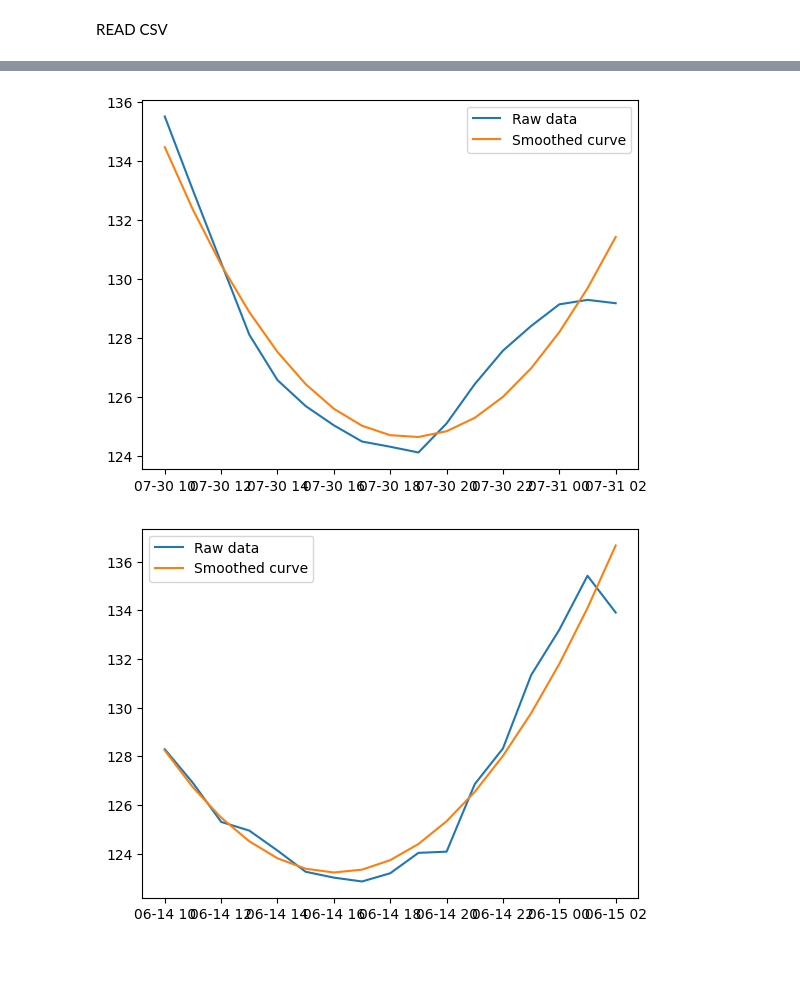
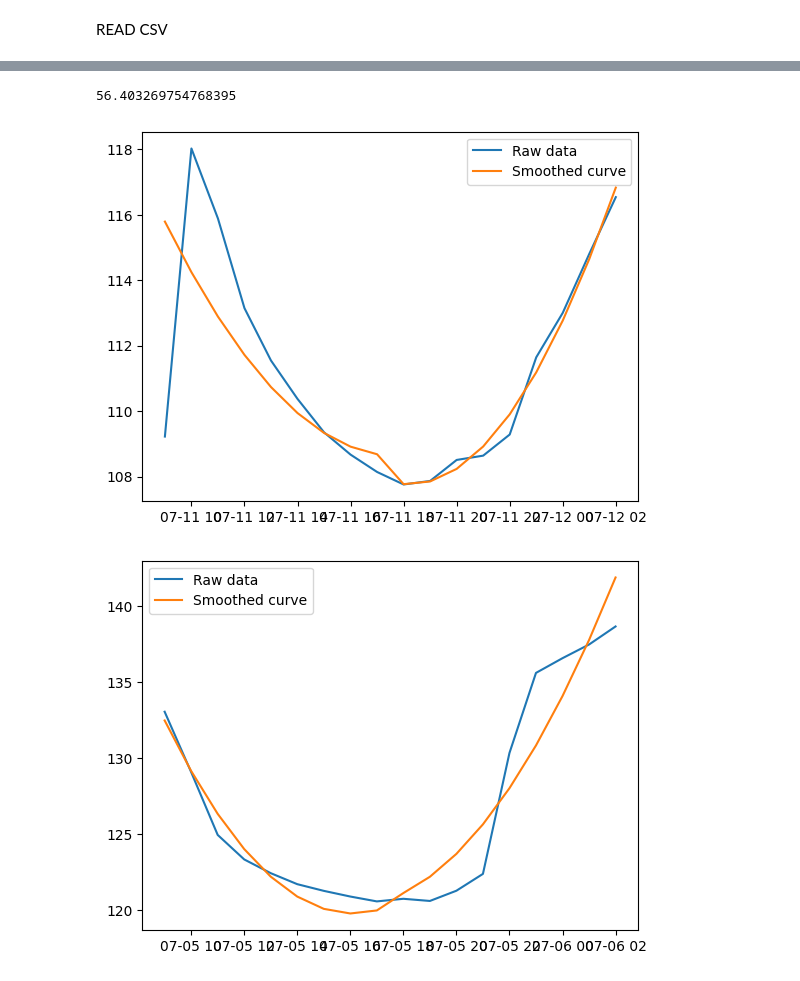
Before and after one commit to SHSMJ200/Bargh_ML, a Jupyter notebook: src/models/test_souri.ipynb, the cells around one changed output, grey strips where cells are left out. Cells and saved outputs as stored; diff of their text form; code cells hidden in the pictures.

```diff
--- a/src/models/test_souri.ipynb
+++ b/src/models/test_souri.ipynb
@@ -217,17 +125,20 @@ print(log)
 # %%
-#plt.plot(log[True],label = 'True')
-#plt.plot(log[False],label = 'False')
-#plt.legend()
-#plt.show()
+threshold = 2
+p,data_var,data_date = get_smooth_good_slice(df=df_smooth,time_ranges=time_ranges,threshold=threshold)
+p
+# %% [output]
+56.403269754768395
 # %%
-k = 2
-b = []
-data_var = np.array(data_var)
-data_date = np.array(data_date)
-k_largest = data_var.argsort()[-k:]
-for date1,date2 in data_date[k_largest]:
-    is_smooth(date1,date2,[],[],threshold,flag=True)
+def get_sample(k,data_var,data_date):
+    data_var = np.array(data_var)
+    data_date = np.array(data_date)
+    k_largest = data_var.argsort()[-k:]
+    for date1,date2 in data_date[k_largest]:
+        is_smooth(df_smooth,date1,date2,None,None,threshold=threshold,flag=True)
-# %% [output]
-[figure, removed]
-[figure, removed]
+# %%
+k = 2
+get_sample(k,data_var[True],data_date[True])
+# %% [output]
+[figure, added]
+[figure, added]
 # %%
```
Also changed, not shown: parts of 27 cells of this notebook, 2 other files.
